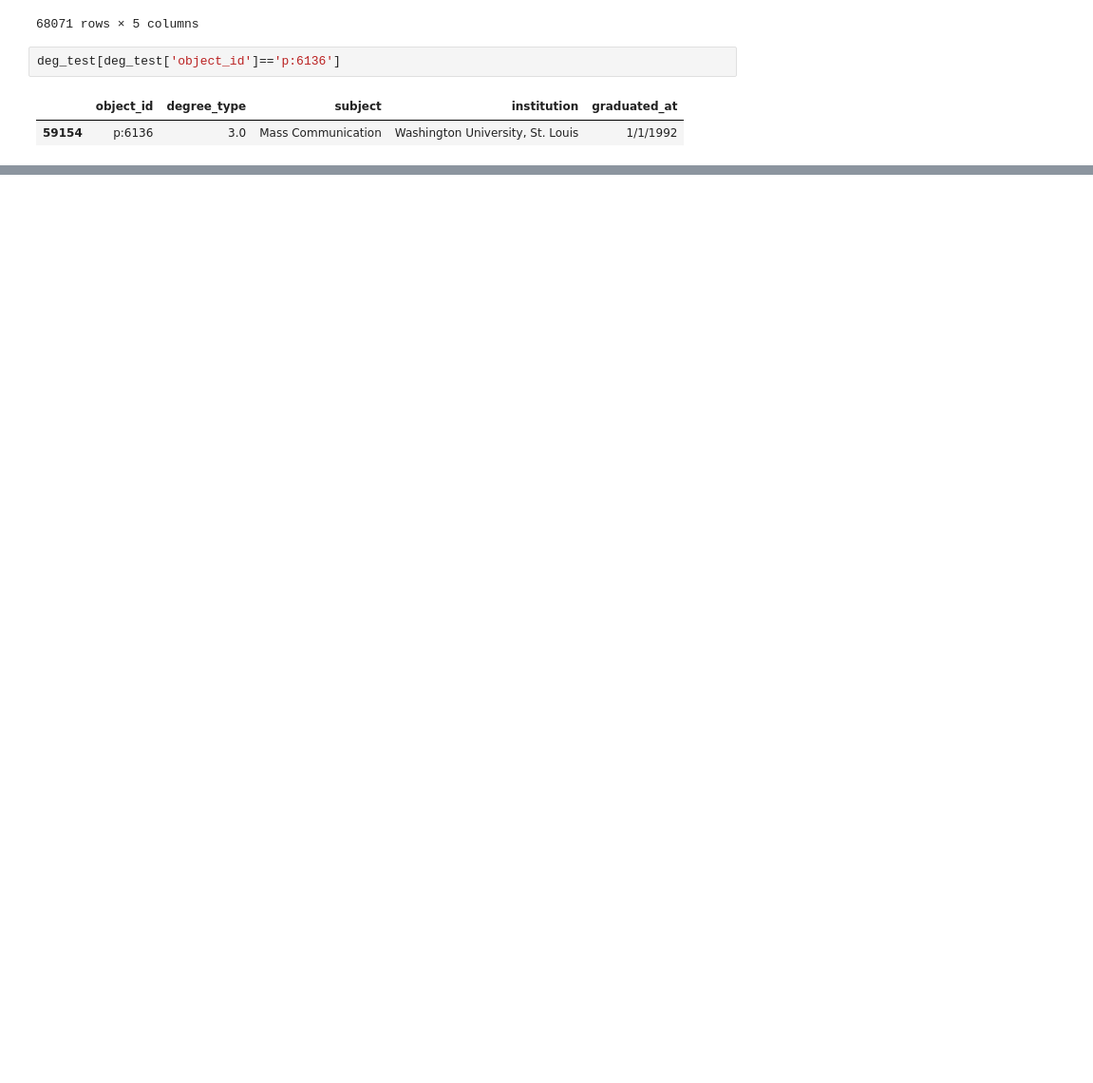
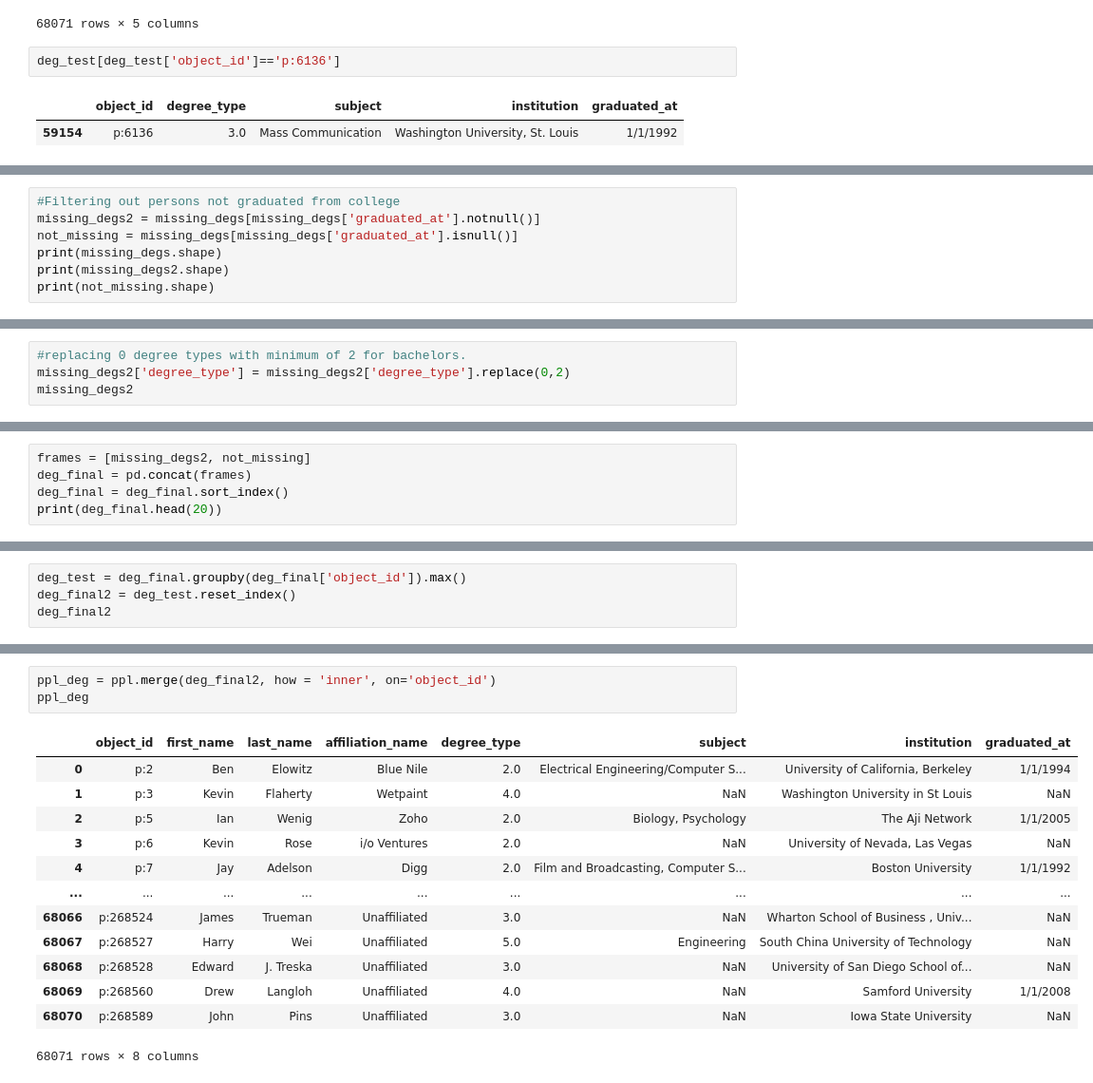
Before and after one commit to PaulIsenberg/FWIP_Venture, a Jupyter notebook: CompPplDegree.ipynb, the cells around one changed output, grey strips where cells are left out. Shown: that part at 95% size. Saved outputs shown, nothing was run; the diff lists cells and outputs as text; blank space fills up the shorter version.

```diff
--- a/CompPplDegree.ipynb
+++ b/CompPplDegree.ipynb
@@ -257,0 +265,7 @@ Name: degree_type, dtype: int64
+# %%
+#Filtering out persons not graduated from college
+missing_degs2 = missing_degs[missing_degs['graduated_at'].notnull()]
+not_missing = missing_degs[missing_degs['graduated_at'].isnull()]
+print(missing_degs.shape)
+print(missing_degs2.shape)
+print(not_missing.shape)
@@ -257,0 +276,4 @@ Name: degree_type, dtype: int64
+# %%
+#replacing 0 degree types with minimum of 2 for bachelors.
+missing_degs2['degree_type'] = missing_degs2['degree_type'].replace(0,2)
+missing_degs2
@@ -257,0 +298,5 @@ Name: degree_type, dtype: int64
+# %%
+frames = [missing_degs2, not_missing]
+deg_final = pd.concat(frames)
+deg_final = deg_final.sort_index()
+print(deg_final.head(20))
@@ -257,0 +321,4 @@ Name: degree_type, dtype: int64
+# %%
+deg_test = deg_final.groupby(deg_final['object_id']).max()
+deg_final2 = deg_test.reset_index()
+deg_final2
@@ -257,0 +339,17 @@ Name: degree_type, dtype: int64
+# %%
+ppl_deg = ppl.merge(deg_final2, how = 'inner', on='object_id')
+ppl_deg
+# %% [output]
+|  | object_id | first_name | last_name | affiliation_name | degree_type | subject | institution | graduated_at |
+| 0 | p:2 | Ben | Elowitz | Blue Nile | 2.0 | Electrical Engineering/Computer S... | University of California, Berkeley | 1/1/1994 |
+| 1 | p:3 | Kevin | Flaherty | Wetpaint | 4.0 | NaN | Washington University in St Louis | NaN |
+| 2 | p:5 | Ian | Wenig | Zoho | 2.0 | Biology, Psychology | The Aji Network | 1/1/2005 |
+| 3 | p:6 | Kevin | Rose | i/o Ventures | 2.0 | NaN | University of Nevada, Las Vegas | NaN |
+| 4 | p:7 | Jay | Adelson | Digg | 2.0 | Film and Broadcasting, Computer S... | Boston University | 1/1/1992 |
+| ... | ... | ... | ... | ... | ... | ... | ... | ... |
+| 68066 | p:268524 | James | Trueman | Unaffiliated | 3.0 | NaN | Wharton School of Business , Univ... | NaN |
+| 68067 | p:268527 | Harry | Wei | Unaffiliated | 5.0 | Engineering | South China University of Technology | NaN |
+| 68068 | p:268528 | Edward | J. Treska | Unaffiliated | 3.0 | NaN | University of San Diego School of... | NaN |
+| 68069 | p:268560 | Drew | Langloh | Unaffiliated | 4.0 | NaN | Samford University | 1/1/2008 |
+| 68070 | p:268589 | John | Pins | Unaffiliated | 3.0 | NaN | Iowa State University | NaN |
+68071 rows × 8 columns
```
Also changed, not shown: parts of 27 cells of this notebook, 7 other files.
